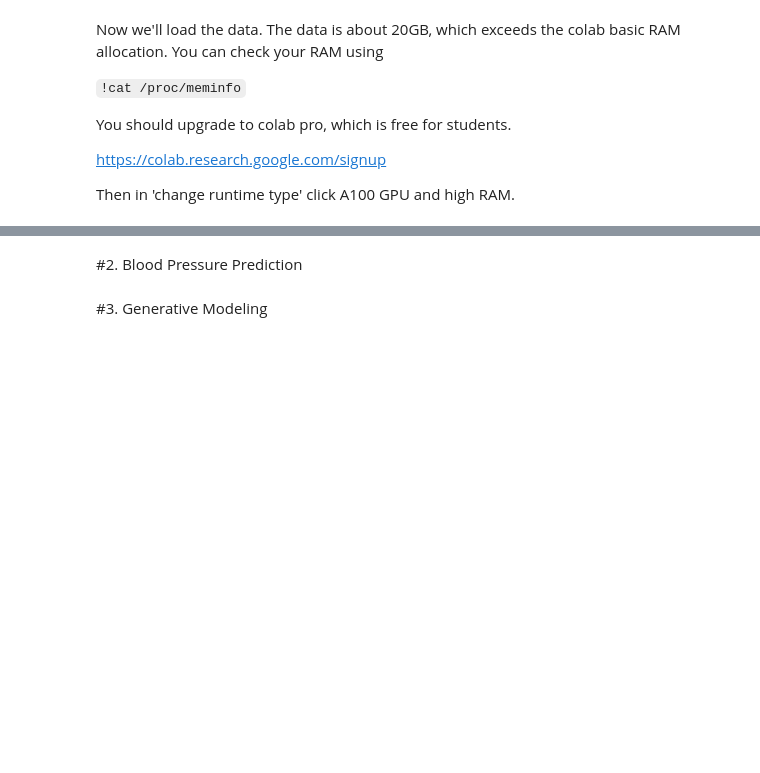
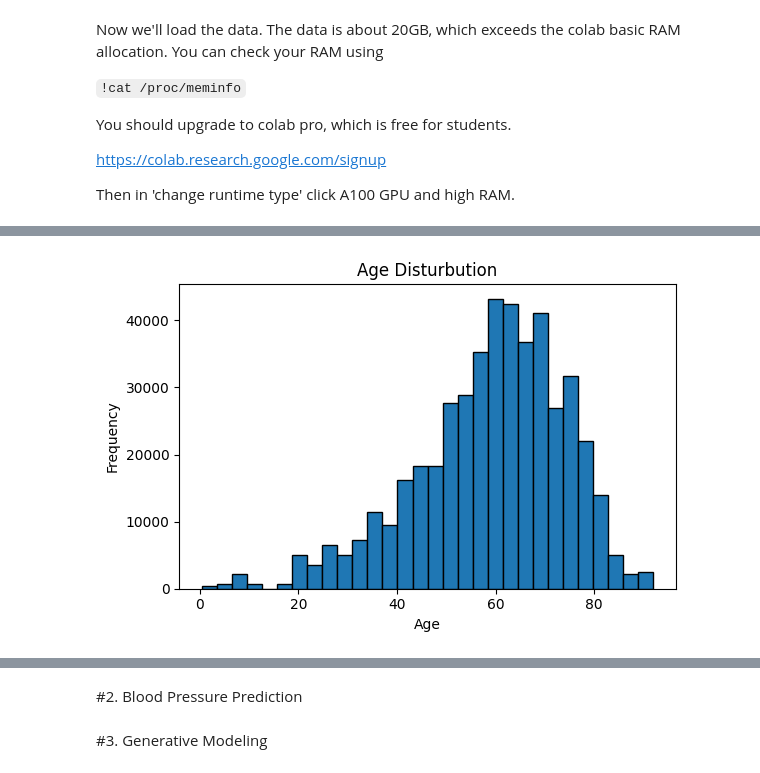
Before and after one commit to Haoqing2001/Math5750-Project4, a Jupyter notebook: Project4.ipynb, the cells around one changed output, grey strips where cells are left out. Saved outputs shown, nothing was run; the diff lists cells and outputs as text; code cells hidden in the pictures; blank space fills up the shorter version.

Commit message:
plots for all data

```diff
--- a/Project4.ipynb
+++ b/Project4.ipynb
@@ -103,0 +179,87 @@ df_CalBased_Test['Subject'].value_counts()
+# %%
+# your code here
+import matplotlib.pyplot as plt
+
+# summary statistics
+
+print("=== Training Set Summary ===")
+print(df_Train.describe())
+
+print("\n=== CalBased Test Set Summary ===")
+print(df_CalBased_Test.describe())
+
+# draw the plots for all datas
+
+plt.rcParams['figure.figsize'] = (6, 4) # unify the size of plots
+
+#Age
+plt.figure()
+plt.hist(df_Train['Age'], bins = 30, edgecolor = 'black')
+plt.title('Age Disturbution')
+plt.xlabel("Age")
+plt.ylabel("Frequency")
+plt.tight_layout()
+
+#BMI
+plt.figure()
+plt.hist(df_Train['BMI'], bins = 30, edgecolor = 'black')
+plt.title('BMI Disturbution')
+plt.xlabel("BMI")
+plt.ylabel("Frequency")
+plt.tight_layout()
+
+# DBP
+plt.figure()
+plt.hist(df_Train['DBP'], bins = 30, edgecolor = 'black', label = 'Train')
+plt.title('DBP Disturbution')
+plt.xlabel("DBP (mmHg)")
+plt.ylabel("Frequency")
+plt.tight_layout()
+plt.legend() # color
+
+# Gender （pie chart)
+plt.figure()
+plt.hist(df_Train['Gender'], bins=[-0.5, 0.5, 1.5], rwidth=0.8, edgecolor='black')
+plt.xticks([0, 1], ['Female (0)', 'Male (1)'])
+plt.title("Gender Distribution")
+plt.xlabel("Gender")
+plt.ylabel("Frequency")
+plt.tight_layout()
+plt.show()
+
+# Height
+plt.figure()
+plt.hist(df_Train['Height'], bins = 30, edgecolor = 'black')
+plt.title('Height Disturbution')
+plt.xlabel("Height (cm)")
+plt.ylabel("Frequency")
+plt.tight_layout()
+
+# SBP
+plt.figure()
+plt.hist(df_Train['SBP'], bins = 30, edgecolor = 'black', label = 'Train')
+plt.hist(df_CalBased_Test['SBP'], bins = 30, edgecolor = 'black', label = "CalBased Test")
+plt.title('SBP Disturbution')
+plt.xlabel("SBP (mmHg)")
+plt.ylabel("Frequency")
+plt.tight_layout()
+plt.legend()
+
+# Weight
+plt.figure()
+plt.hist(df_Train['Weight'], bins = 30, edgecolor = 'black')
+plt.title('Weight Disturbution')
+plt.xlabel("Weight (kg)")
+plt.ylabel("Frequency")
+plt.tight_layout()
+
+# draw the plots for ABP, ECG, PPG
+
+# ABP
+
+# ECG
+
+# PPG
+
+plt.show()
+# %% [output]
@@ -103,0 +283 @@ df_CalBased_Test['Subject'].value_counts()
+[figure, added]
```
Also changed, not shown: parts of 8 cells of this notebook.
